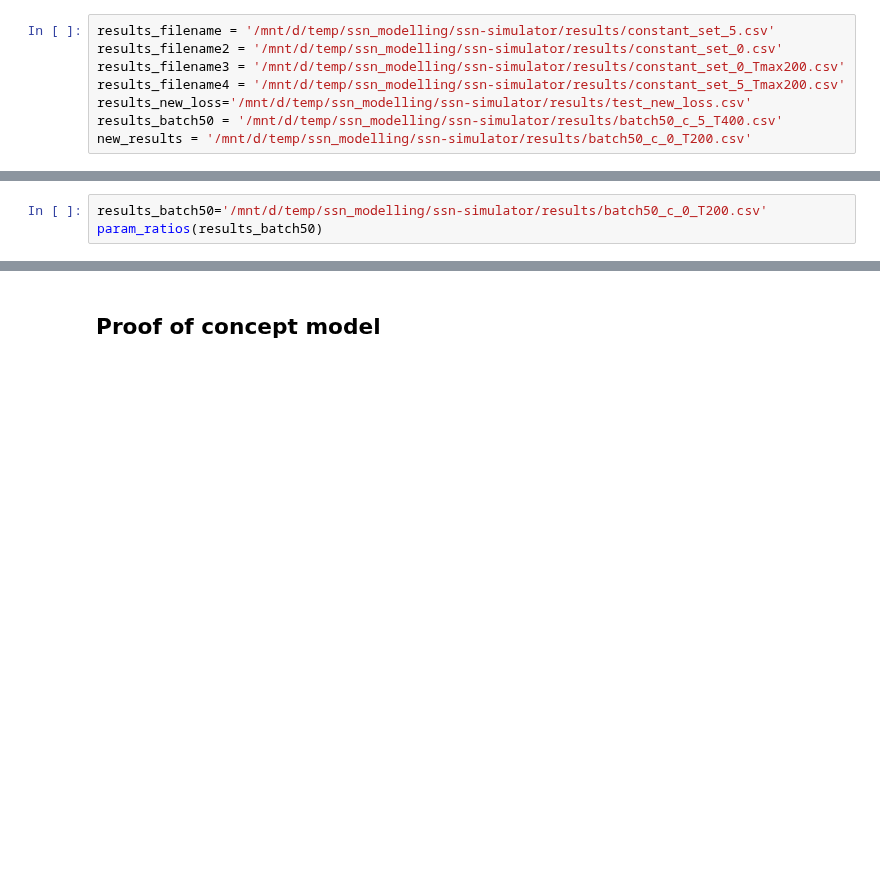
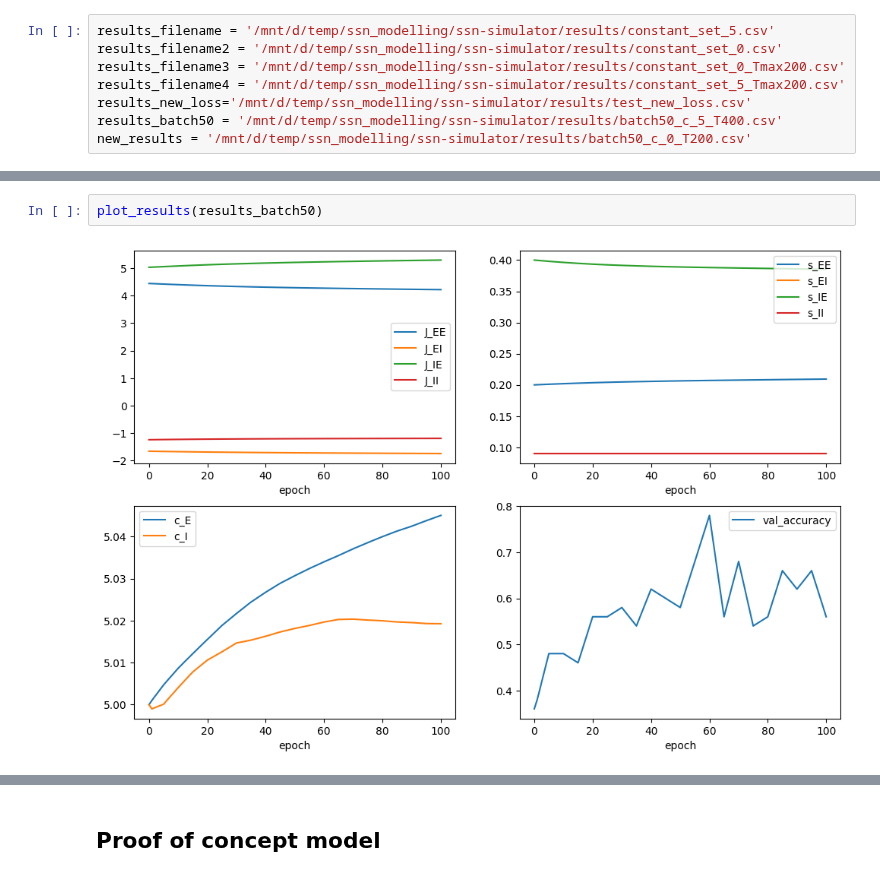
Before and after one commit to clarapecci/SSN_VPL, a Jupyter notebook: 2D_model_new_constant.ipynb, the cells around one changed output, grey strips where cells are left out. Saved outputs shown, nothing was run; the diff lists cells and outputs as text; blank space fills up the shorter version.

Commit message:
Added changes to stability parameters of loss

```diff
--- a/2D_model_new_constant.ipynb
+++ b/2D_model_new_constant.ipynb
@@ -497,3 +473,0 @@ param_ratios(results_filename4) #Tmax 200, constant 5
-# %%
-results_batch50='/mnt/d/temp/ssn_modelling/ssn-simulator/results/batch50_c_0_T200.csv'
-param_ratios(results_batch50)
@@ -503,0 +502,4 @@ plot_results(results_filename2, title='Tmax = 400, constant = 0')
+# %%
+plot_results(results_batch50)
+# %% [output]
+[figure, added]
```
Also changed, not shown: parts of 19 cells of this notebook.
